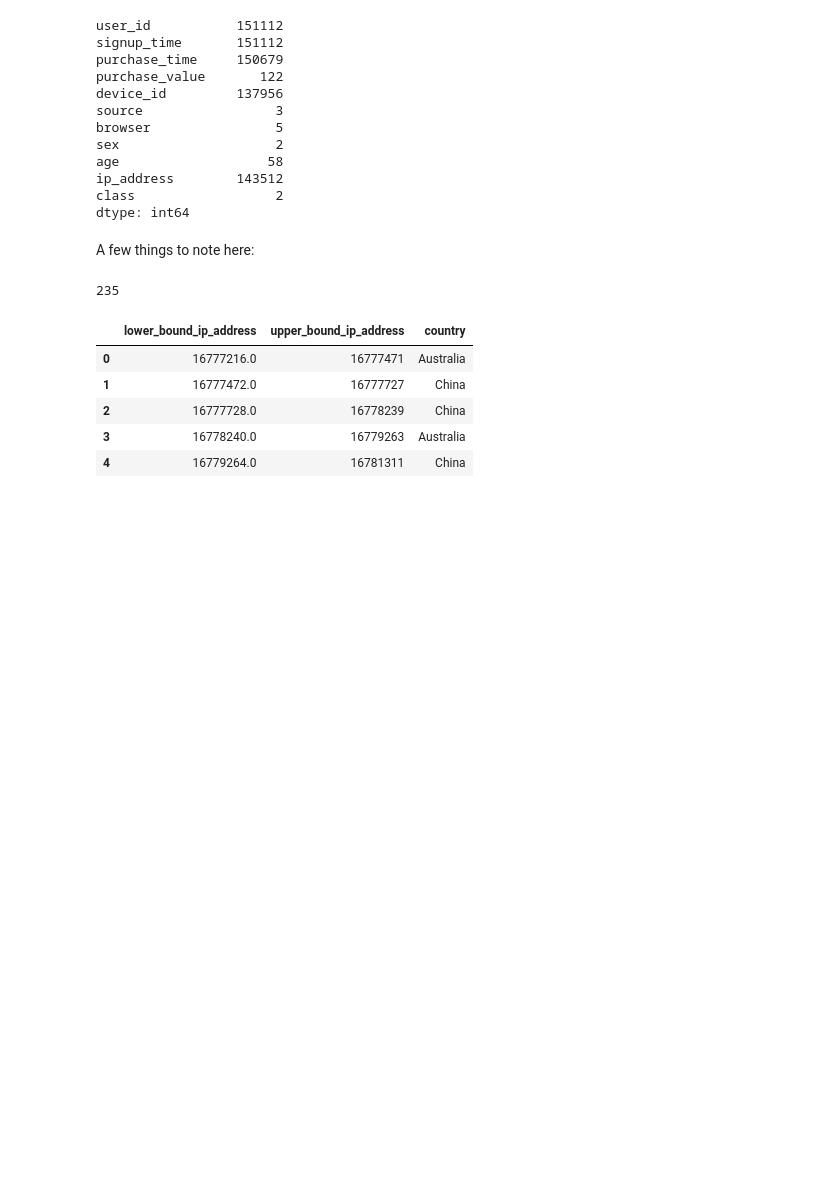
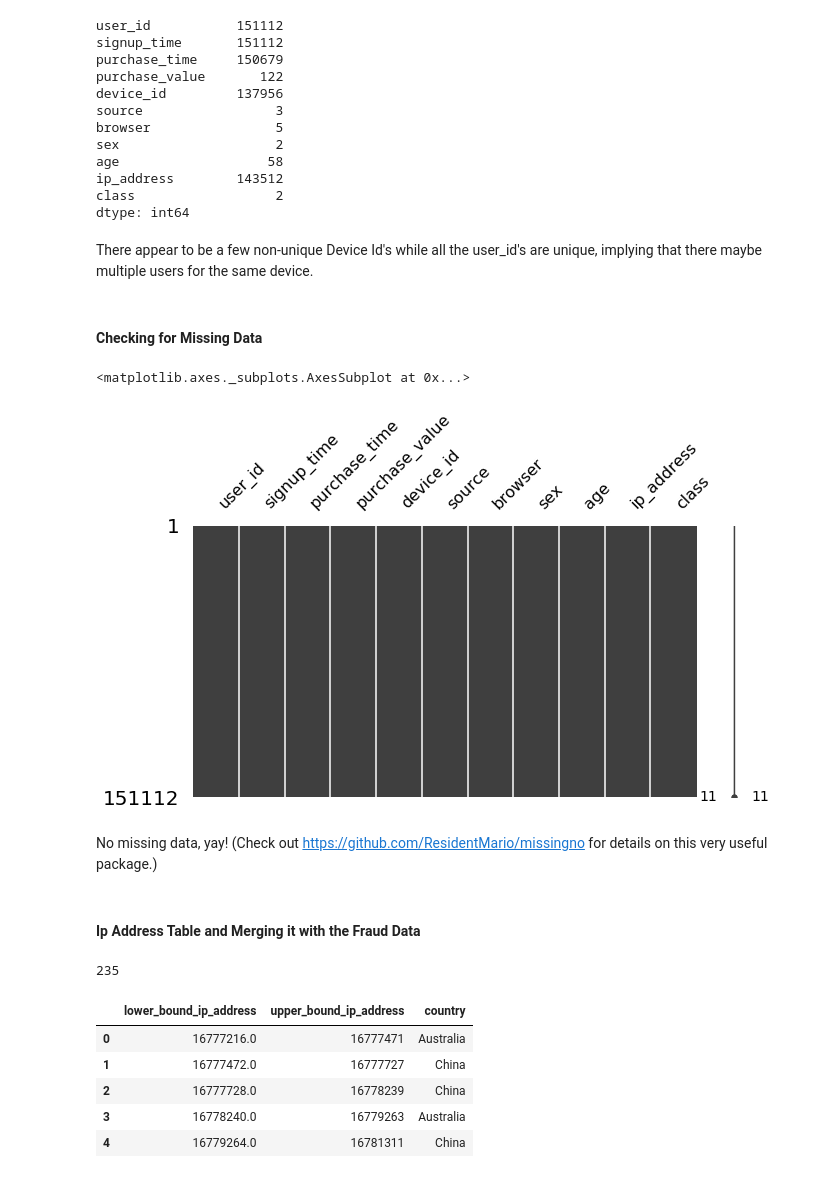
Before and after one commit to nityamd/E-Commerce-Fraud-Detection-Data-Challenge, a Jupyter notebook: notebooks/Data Preprocessing and Feature Engineering.ipynb, the cells around one changed output. Drawn from its saved outputs; the diff is of its cells as text; code cells hidden in the pictures; blank space fills up the shorter version.

```diff
--- a/notebooks/Data Preprocessing and Feature Engineering.ipynb
+++ b/notebooks/Data Preprocessing and Feature Engineering.ipynb
@@ -128,8 +150,20 @@ age                   58
 ip_address        143512
 class                  2
 dtype: int64
-# %% [markdown]
-A few things to note here:
+# %% [markdown]
+There appear to be a few non-unique Device Id's while all the user_id's are unique, implying that there maybe multiple users for the same device.
+# %% [markdown]
+<h4> Checking for Missing Data </h4>
+# %%
+import missingno as msno
+msno.matrix(df, figsize = (10,5))
+# %% [output]
+<matplotlib.axes._subplots.AxesSubplot at 0x...>
+[figure, added]
+# %% [markdown]
+No missing data, yay!  (Check out [https://github.com/ResidentMario/missingno](https://github.com/ResidentMario/missingno) for details on this very useful package.)
+# %% [markdown]
+<h4> Ip Address Table and Merging it with the Fraud Data </h4>
 # %%
 country = pd.read_csv("../../fraud/IpAddress_to_Country.csv")
 print(len(country.country.unique()))
```
Also changed, not shown: parts of 28 cells of this notebook, 3 other files.
